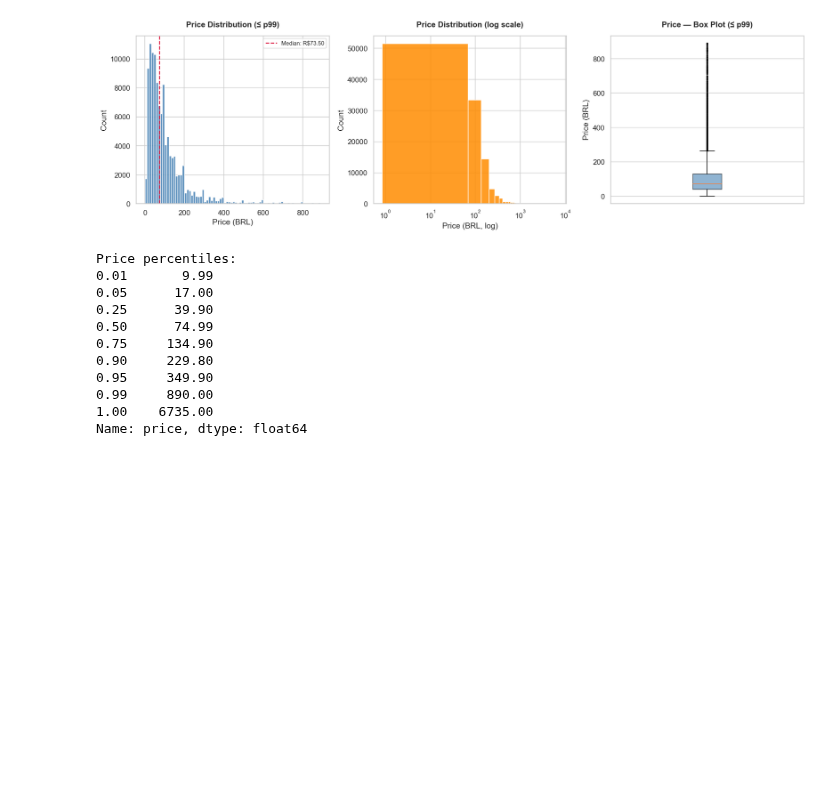
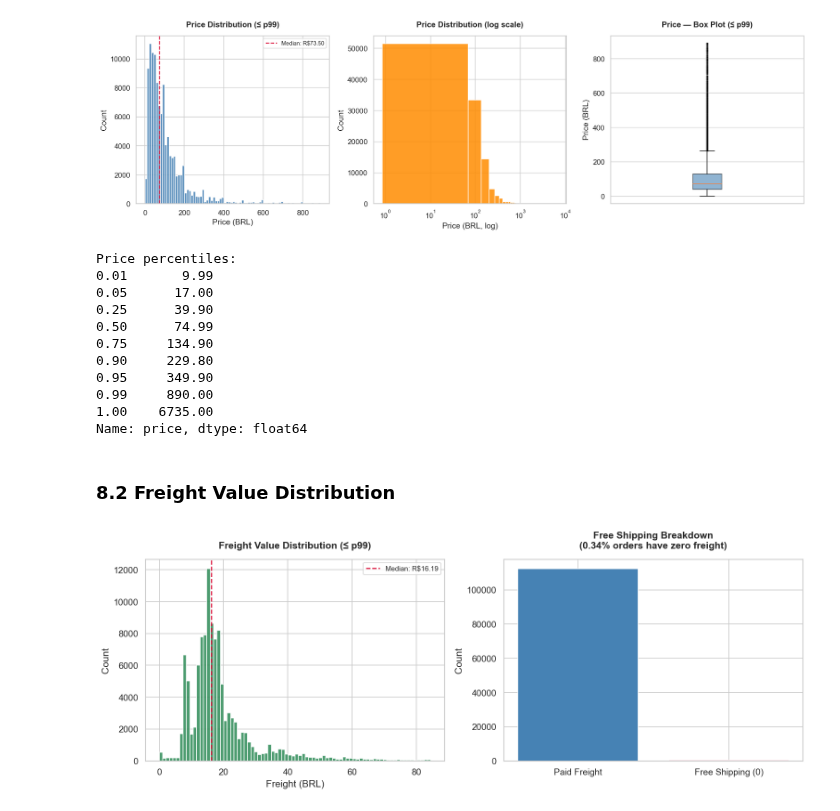
Before and after one commit to Malinda1/ecommerce-recommendation-spark, a Jupyter notebook: notebooks/01_data_loading_cleaning.ipynb, the cells around one changed output. Drawn from its saved outputs; the diff is of its cells as text; code cells hidden in the pictures; blank space fills up the shorter version.

Commit message:
Created two plot for show Frieght value Distribution

```diff
--- a/notebooks/01_data_loading_cleaning.ipynb
+++ b/notebooks/01_data_loading_cleaning.ipynb
@@ -533,3 +533,33 @@ Price percentiles:
 0.99     890.00
 1.00    6735.00
 Name: price, dtype: float64
+# %% [markdown]
+### 8.2 Freight Value Distribution
+# %%
+freight_pd = df_items_raw.select('freight_value').toPandas()
+freight_clip = freight_pd[freight_pd['freight_value'] <= freight_pd['freight_value'].quantile(0.99)]
+
+fig, axes = plt.subplots(1, 2, figsize=(13, 5), dpi=FIG_DPI)
+
+axes[0].hist(freight_clip['freight_value'], bins=80, color='seagreen', edgecolor='white', alpha=0.85)
+axes[0].axvline(freight_clip['freight_value'].median(), color='crimson', linestyle='--',
+                linewidth=1.5, label=f"Median: R${freight_clip['freight_value'].median():.2f}")
+axes[0].set_title('Freight Value Distribution (≤ p99)', pad=TITLE_PAD, fontweight='bold')
+axes[0].set_xlabel('Freight (BRL)')
+axes[0].set_ylabel('Count')
+axes[0].legend(fontsize=9)
+
+# zero-freight flag
+zero_pct = (freight_pd['freight_value'] == 0).sum() / len(freight_pd) * 100
+axes[1].bar(['Paid Freight', 'Free Shipping (0)'],
+            [len(freight_pd) - (freight_pd['freight_value']==0).sum(),
+             (freight_pd['freight_value']==0).sum()],
+            color=['steelblue','crimson'], edgecolor='white')
+axes[1].set_title(f'Free Shipping Breakdown\n({zero_pct:.2f}% orders have zero freight)',
+                  pad=TITLE_PAD, fontweight='bold')
+axes[1].set_ylabel('Count')
+
+plt.tight_layout()
+plt.show()
+# %% [output]
+[figure, added]
```
